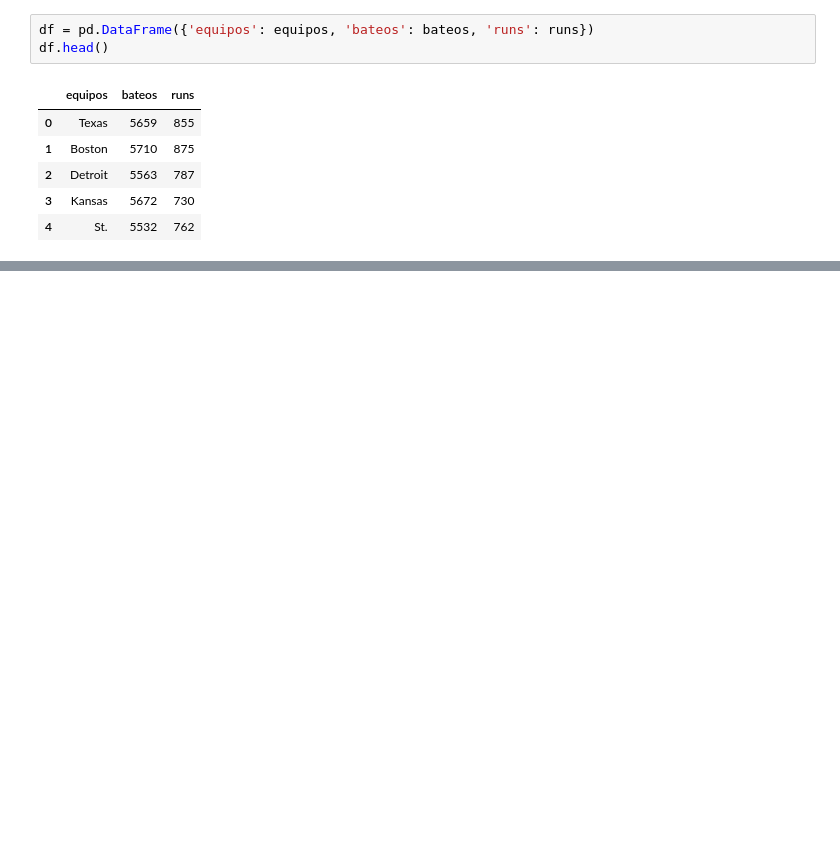
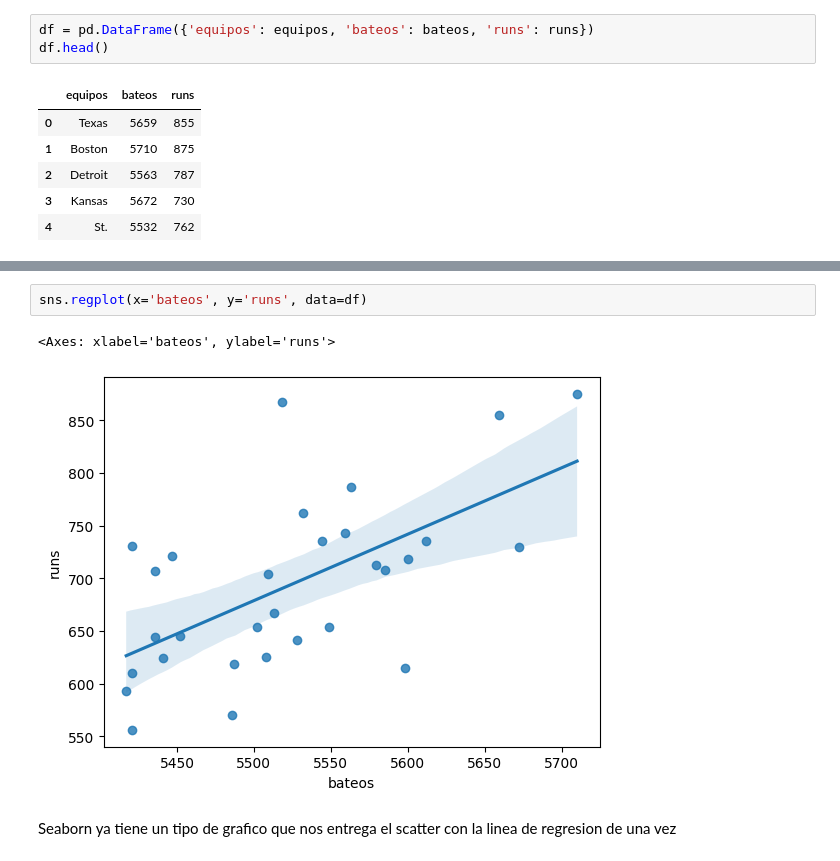
Before and after one commit to saert3311/ciencia-datos-aspasia, a Jupyter notebook: M5/ejercicio2.ipynb, the cells around one changed output, grey strips where cells are left out. Saved outputs shown, nothing was run; the diff lists cells and outputs as text; blank space fills up the shorter version.

```diff
--- a/M5/ejercicio2.ipynb
+++ b/M5/ejercicio2.ipynb
@@ -53,0 +91,7 @@ sns.scatterplot(x='bateos', y='runs', data=df)
+# %%
+sns.regplot(x='bateos', y='runs', data=df)
+# %% [output]
+<Axes: xlabel='bateos', ylabel='runs'>
+[figure, added]
+# %% [markdown]
+Seaborn ya tiene un tipo de grafico que nos entrega el scatter con la linea de regresion de una vez
```
Also changed, not shown: parts of 13 cells of this notebook, 5 other files.
